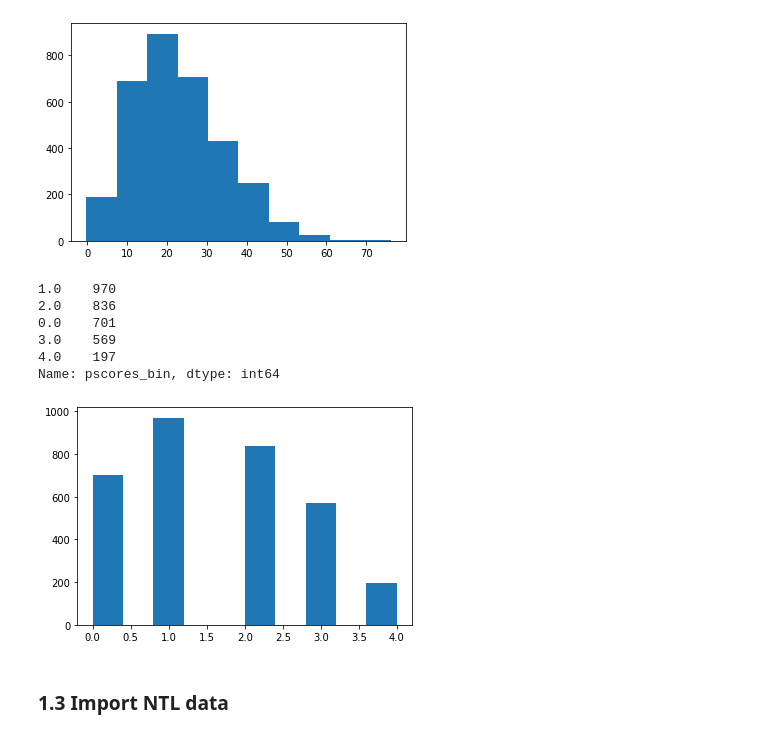
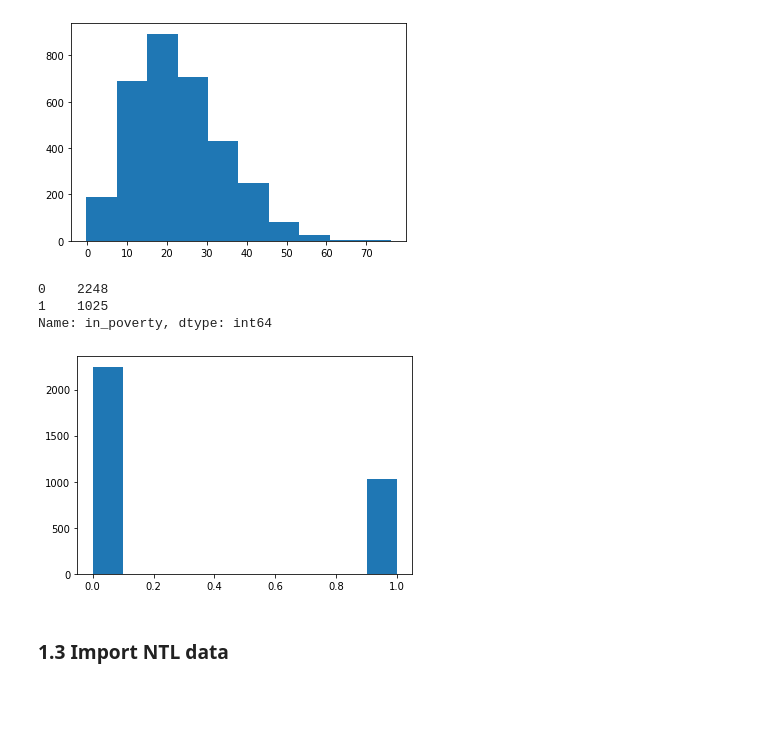
Before and after one commit to dime-worldbank/big-data-poverty-estimation, a Jupyter notebook: DataWork/03_analysis/poverty_estimation/01_predict_outcomes.ipynb, the cells around one changed output. Cells and saved outputs as stored; diff of their text form; code cells hidden in the pictures; blank space fills up the shorter version.

Commit message:
Binary poverty results

```diff
--- a/DataWork/03_analysis/poverty_estimation/01_predict_outcomes.ipynb
+++ b/DataWork/03_analysis/poverty_estimation/01_predict_outcomes.ipynb
@@ -102,28 +105,24 @@ plt.hist(df['pscores']);
 #df['pscores_2011'].value_counts()
 #df['pscores_bin'] = df['pscores'] < 0
 
+### Clustered by K-Means
+#pscores = df['pscores'].to_numpy().reshape(-1,1)
+#discretizer = KBinsDiscretizer(n_bins=5, encode='ordinal', strategy='kmeans')
+#df['pscores_bin'] = discretizer.fit_transform(pscores)
+
 ### Binary
-# df = df[df['pscores_bin'] != 1]
-# df = df[df['pscores_bin'] != 2]
-# df['pscores_bin'] = (df['pscores_bin'] == 0)
+df['in_poverty'] = (df['pscores']<=16.17)
+df['in_poverty'] = df['in_poverty'].astype(int)
 
-### Clustered by K-Means
-pscores = df['pscores'].to_numpy().reshape(-1,1)
-discretizer = KBinsDiscretizer(n_bins=5, encode='ordinal', strategy='kmeans')
-df['pscores_bin'] = discretizer.fit_transform(pscores)
-
-df.pscores_bin.value_counts()
+df.in_poverty.value_counts()
 # %% [output]
-1.0    970
-2.0    836
-0.0    701
-3.0    569
-4.0    197
-Name: pscores_bin, dtype: int64
+0    2248
+1    1025
+Name: in_poverty, dtype: int64
 # %%
-plt.hist(df['pscores_bin'], range=[0, 4]);
+plt.hist(df['in_poverty']);
 # %% [output]
-[figure, old version]
+[figure, new version]
 # %% [markdown]
 ### 1.3 Import NTL data
 # %%
```
Also changed, not shown: parts of 14 cells of this notebook.
